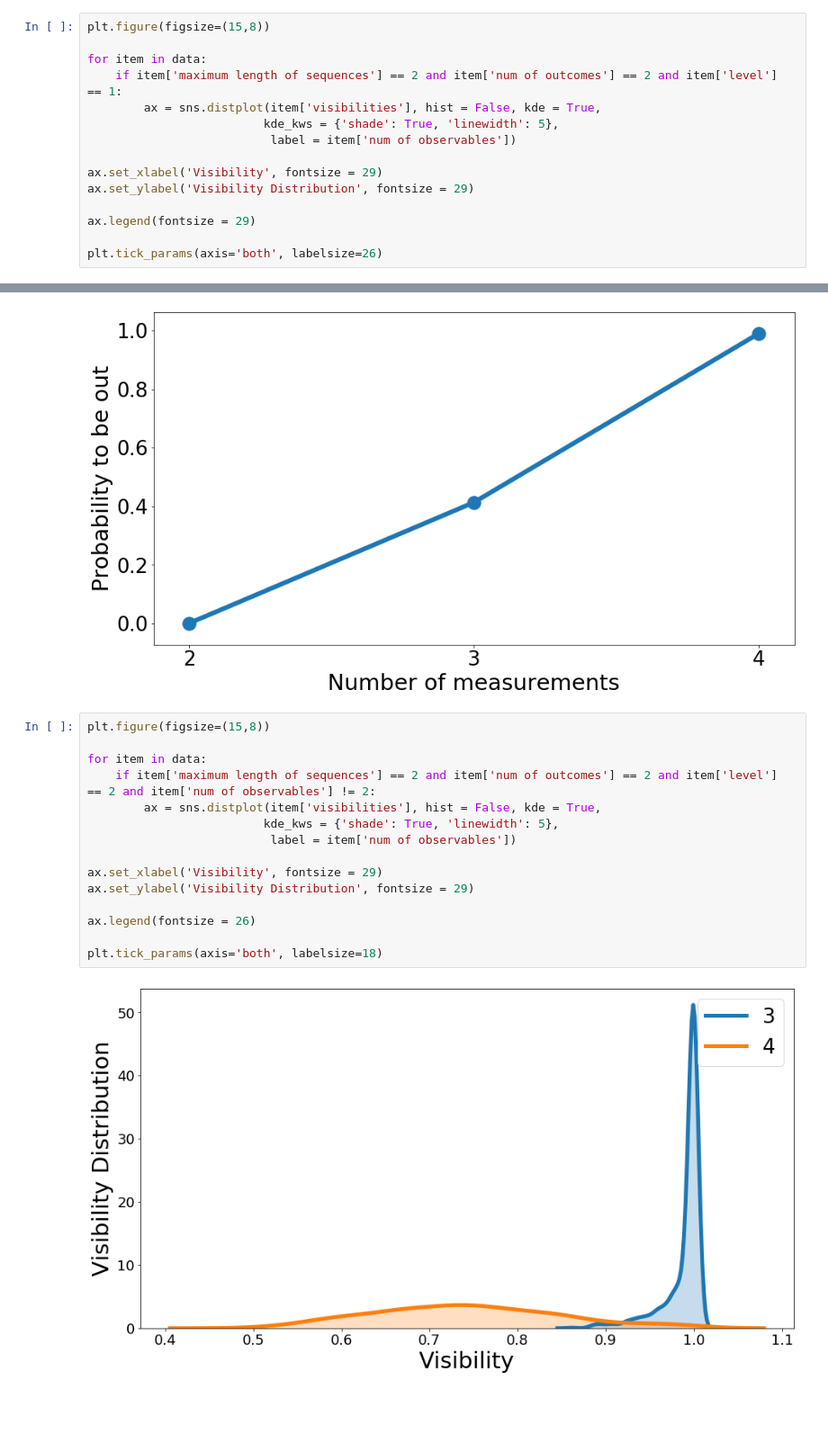
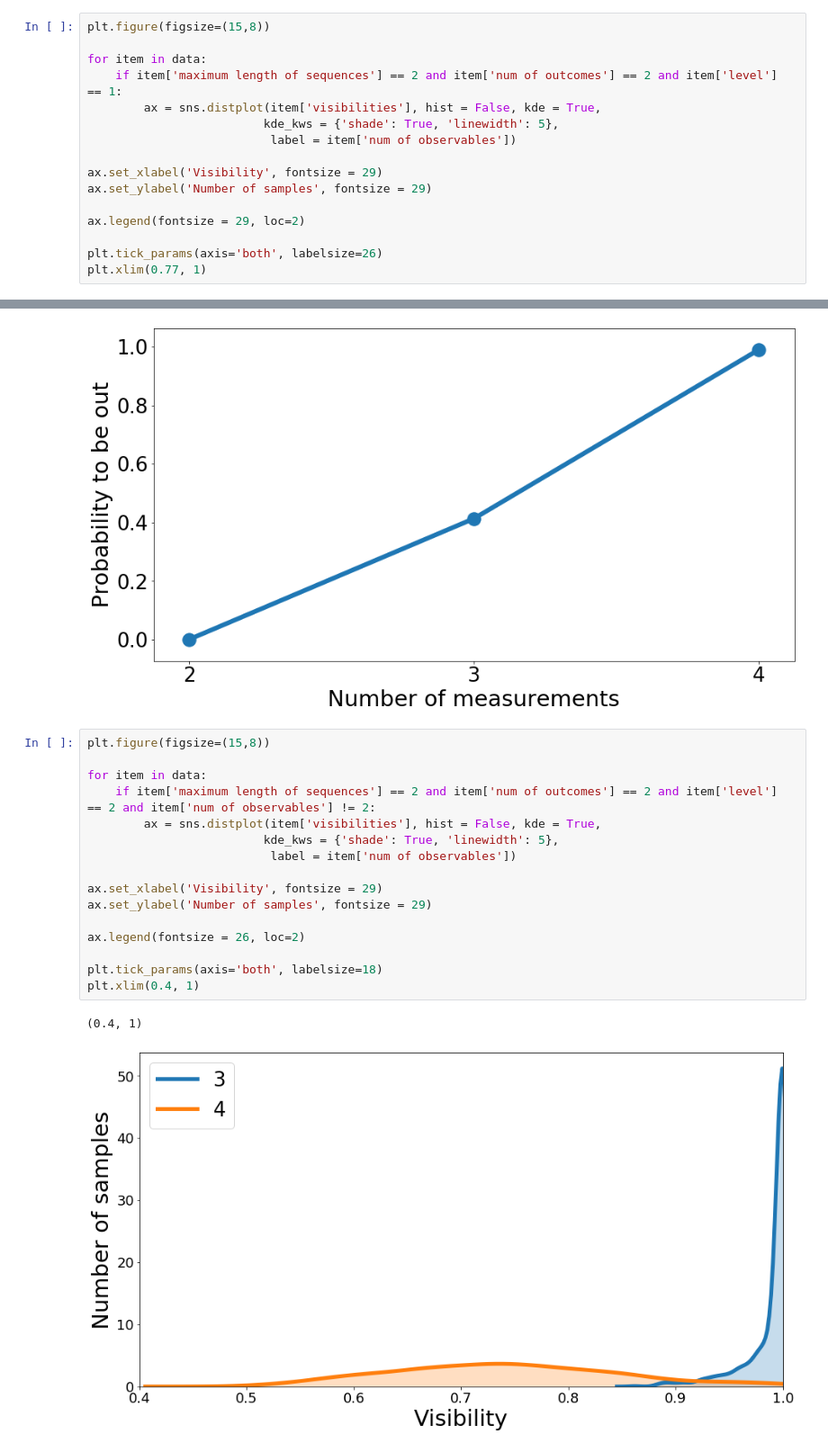
Before and after one commit to adelshb/Bounding-the-dimension-of-quantum-systems-with-sequential-measurements, a Jupyter notebook: script/Visibility_Distribution_in_m22.ipynb, the cells around one changed output, grey strips where cells are left out. Shown at 90% size. Saved outputs shown, nothing was run; the diff lists cells and outputs as text; blank space fills up the shorter version.

```diff
--- a/script/Visibility_Distribution_in_m22.ipynb
+++ b/script/Visibility_Distribution_in_m22.ipynb
@@ -76,9 +76,10 @@ for item in data:
                           label = item['num of observables'])
 
 ax.set_xlabel('Visibility', fontsize = 29)
-ax.set_ylabel('Visibility Distribution', fontsize = 29)
+ax.set_ylabel('Number of samples', fontsize = 29)
 
-ax.legend(fontsize = 29)
+ax.legend(fontsize = 29, loc=2)
 
 plt.tick_params(axis='both', labelsize=26)
+plt.xlim(0.77, 1)
 # %% [output]
@@ -131,17 +133,19 @@ plt.show()
 # %%
 plt.figure(figsize=(15,8))
 
 for item in data:
     if item['maximum length of sequences'] == 2 and item['num of outcomes'] == 2 and item['level'] == 2 and item['num of observables'] != 2:
         ax = sns.distplot(item['visibilities'], hist = False, kde = True,
                          kde_kws = {'shade': True, 'linewidth': 5},
                           label = item['num of observables'])
 
 ax.set_xlabel('Visibility', fontsize = 29)
-ax.set_ylabel('Visibility Distribution', fontsize = 29)
+ax.set_ylabel('Number of samples', fontsize = 29)
 
-ax.legend(fontsize = 26)
+ax.legend(fontsize = 26, loc=2)
 
 plt.tick_params(axis='both', labelsize=18)
+plt.xlim(0.4, 1)
 # %% [output]
+(0.4, 1)
-[figure, old version]
+[figure, new version]
```
Also changed, not shown: parts of 1 cell of this notebook, 2 other files.
